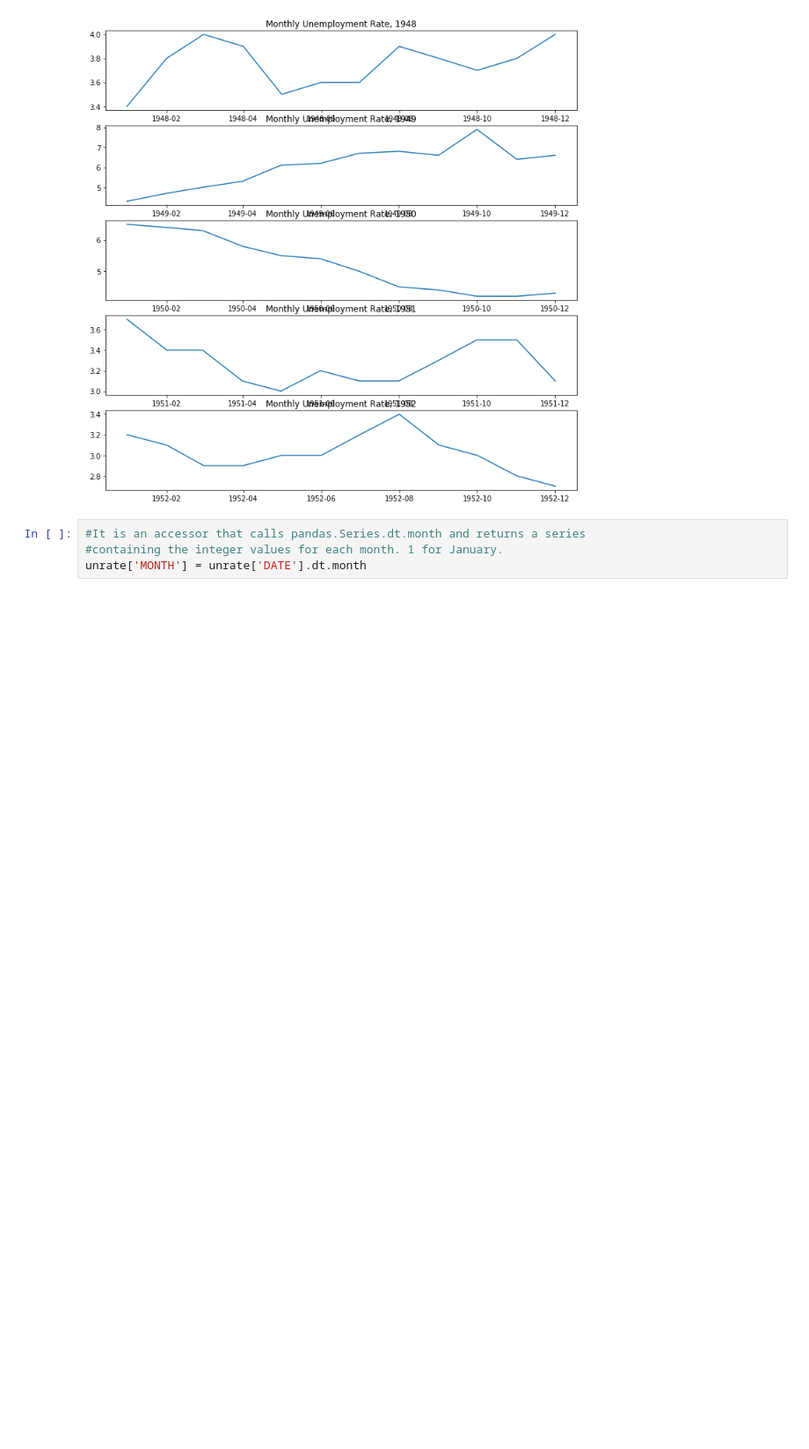
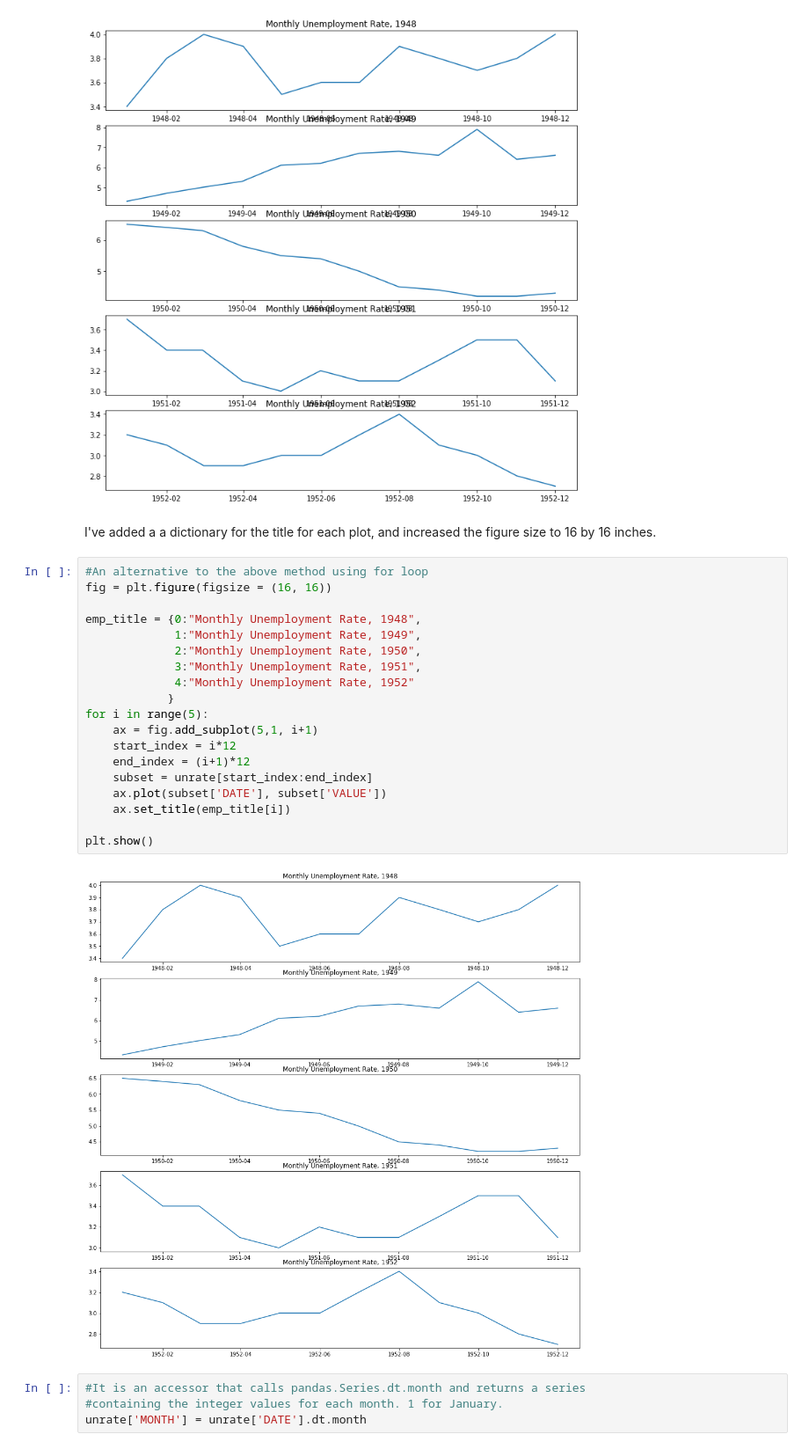
Before and after one commit to Clemo97/Unemployment-Data-Visualization, a Jupyter notebook: Unemployment Data Analysis.ipynb, the cells around one changed output. Shown: that part at 88% size. Cells and saved outputs as stored; diff of their text form; blank space fills up the shorter version.

Commit message:
Added titles to the second figure

```diff
--- a/Unemployment Data Analysis.ipynb
+++ b/Unemployment Data Analysis.ipynb
@@ -136,6 +136,29 @@ ax5.set_title('Monthly Unemployment Rate, 1952')
 plt.show()
 # %% [output]
 [figure]
+# %% [markdown]
+I've added a a dictionary for the title for each plot, and increased the figure size to 16 by 16 inches.
+# %%
+#An alternative to the above method using for loop
+fig = plt.figure(figsize = (16, 16))
+
+emp_title = {0:"Monthly Unemployment Rate, 1948",
+             1:"Monthly Unemployment Rate, 1949",
+             2:"Monthly Unemployment Rate, 1950",
+             3:"Monthly Unemployment Rate, 1951",
+             4:"Monthly Unemployment Rate, 1952"
+            }
+for i in range(5):
+    ax = fig.add_subplot(5,1, i+1)
+    start_index = i*12
+    end_index = (i+1)*12
+    subset = unrate[start_index:end_index]
+    ax.plot(subset['DATE'], subset['VALUE'])
+    ax.set_title(emp_title[i])
+
+plt.show()
+# %% [output]
+[figure, added]
 # %%
 #It is an accessor that calls pandas.Series.dt.month and returns a series
 #containing the integer values for each month. 1 for January.
```
Also changed, not shown: parts of 1 cell of this notebook.
